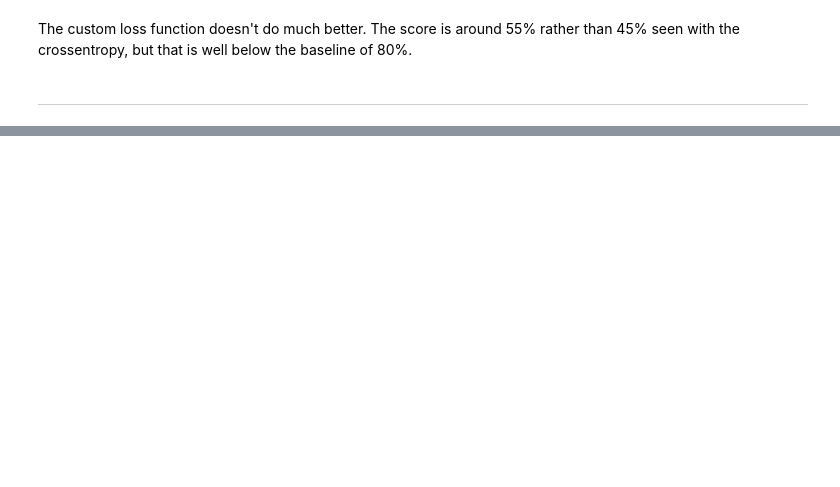
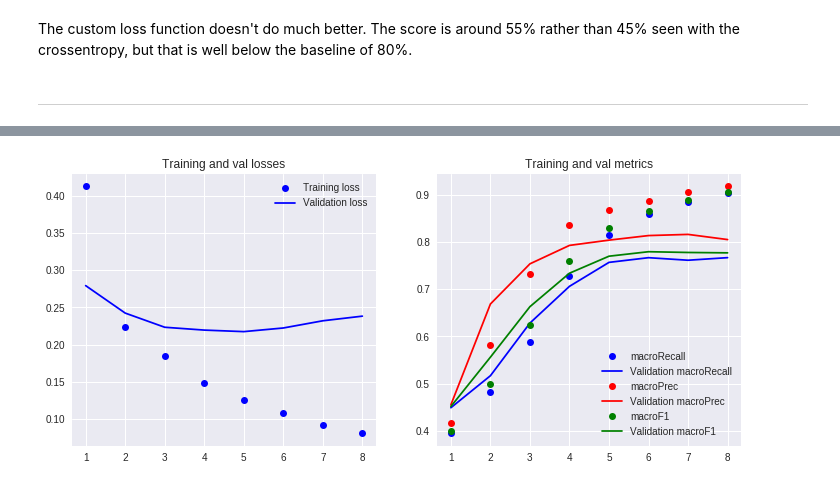
Before and after one commit to olszewskip/ArXiv_Classifier, a Jupyter notebook: keras_four_architectures.ipynb, the cells around one changed output, grey strips where cells are left out. Cells and saved outputs as stored; diff of their text form; code cells hidden in the pictures; blank space fills up the shorter version.

Commit message:
Almost finished one LSTM to go

```diff
--- a/keras_four_architectures.ipynb
+++ b/keras_four_architectures.ipynb
@@ -722,5 +723,5 @@ The custom loss function doesn't do much better. The score is around 55% rather
 # %%
-layers_lstm = [Dropout(0.1), Birectional(LSTM(100, dropout=0.1, recurrent_dropout=0.1))]
+layers_lstm = [Dropout(0.1), LSTM(10, dropout=0.1, recurrent_dropout=0.1)]
 # %%
 model_4a = BlackBox(layers=layers_lstm, loss='categorical_crossentropy',\
                     batch_size=batch_size, optimizer=optimizer, epochs=epochs,\
@@ -733,0 +752,2 @@ model_4a.summary()
+# %%
+model_4a.fit()
@@ -733,0 +777,3 @@ model_4a.summary()
+# %%
+model_4a.plot(from_file=True, tag='lstm')
+# %% [output]
@@ -733,0 +781 @@ model_4a.summary()
+[figure, added]
```
Also changed, not shown: parts of 24 cells of this notebook.
